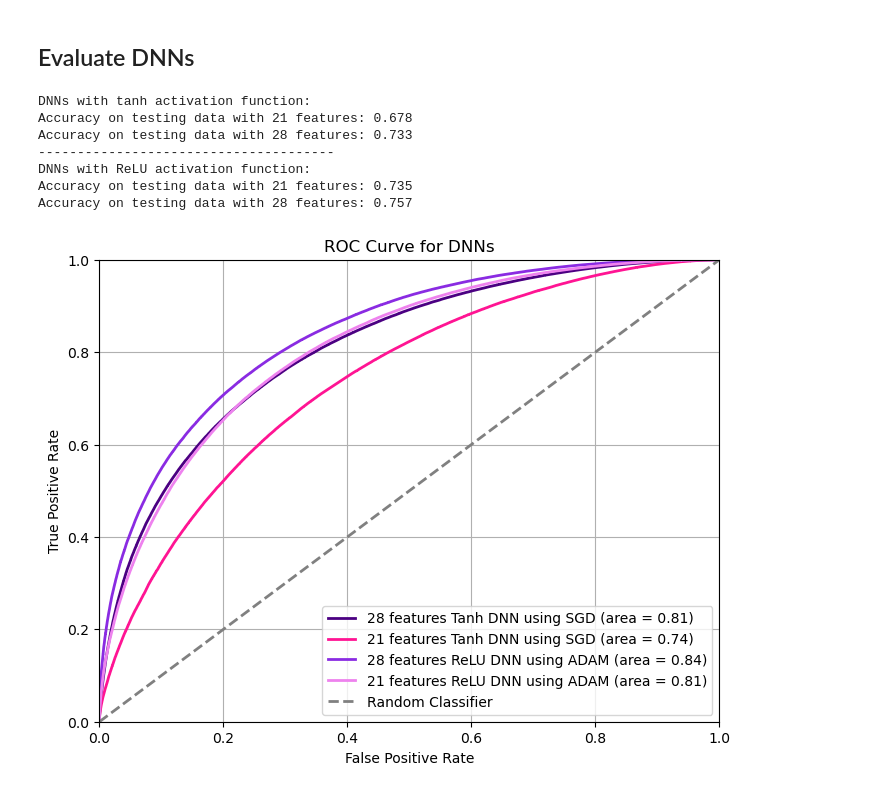
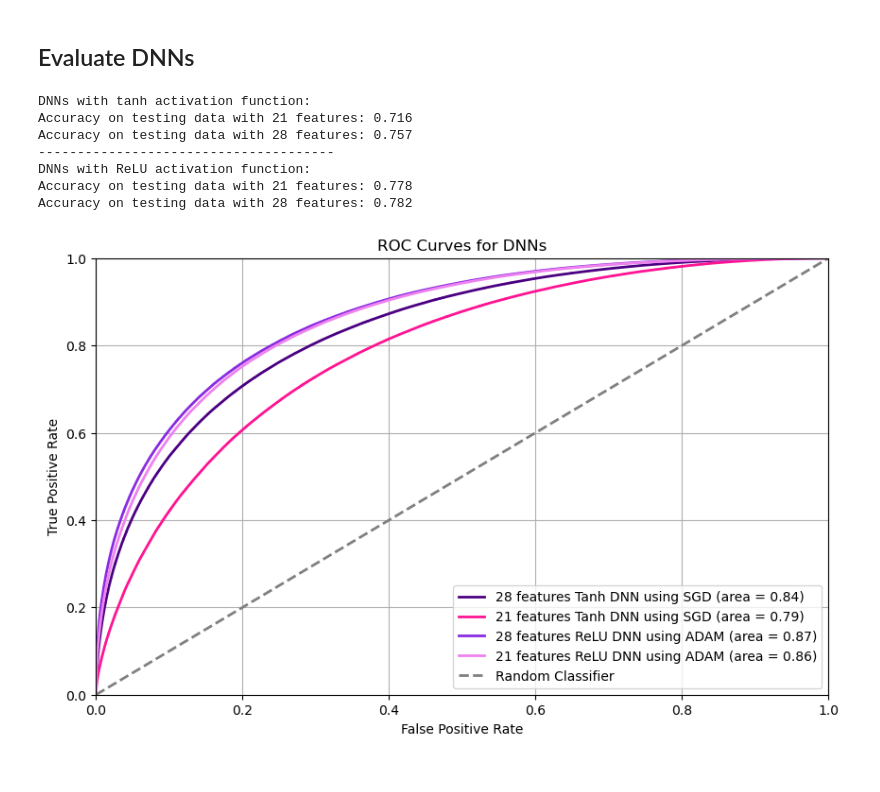
Before and after one commit to lbovet8/phys152-2026, a Jupyter notebook: Projects/HiggsProject.ipynb, the cells around one changed output. Drawn from its saved outputs; the diff is of its cells as text; code cells hidden in the pictures.

```diff
--- a/Projects/HiggsProject.ipynb
+++ b/Projects/HiggsProject.ipynb
@@ -46,7 +46,7 @@ data = pd.read_csv('/home/lbovet/HIGGS.csv.gz')
 #data = pd.read_csv('/content/drive/My Drive/ML_Project/HIGGS.csv.gz')
 
 # only work with a small fraction
-data = data.sample(frac=0.3, random_state=42)
+#data = data.sample(frac=0.3, random_state=42)
 # %%
 # first column is label, all columns after are features
 y = data.iloc[:, 0].values
@@ -286,7 +286,7 @@ def plot_confusion_matrix_dt(decision_tree, testing_input_data, testing_output_d
 # %%
 def plot_roc_curves(testing_output_data_array, y_pred_probab_array, label_str_array, title_str, color_array):
 
-    plt.figure(figsize=(8, 6))
+    plt.figure(figsize=(10, 6))
 
     #calculate
     for i, y_pred_probab in enumerate(y_pred_probab_array):
@@ -682,25 +680,25 @@ accuracy_high_relu = accuracy_score(y_true_high_relu, y_pred_binary_high_relu)
 print(f"Accuracy on testing data with 28 features: {accuracy_high_relu:.3f}")
 # %% [output]
 DNNs with tanh activation function:
-Accuracy on testing data with 21 features: 0.678
-Accuracy on testing data with 28 features: 0.733
+Accuracy on testing data with 21 features: 0.716
+Accuracy on testing data with 28 features: 0.757
 --------------------------------------
 DNNs with ReLU activation function:
-Accuracy on testing data with 21 features: 0.735
-Accuracy on testing data with 28 features: 0.757
+Accuracy on testing data with 21 features: 0.778
+Accuracy on testing data with 28 features: 0.782
 # %%
 # Plotting ROC Curves for all 4 DNNs
 #testing_output_data_array = [y_true_high, y_true_low]
 testing_output_data_array = [y_true_high, y_true_low, y_true_high_relu, y_true_low_relu]
 #y_pred_probab_array = [y_pred_proba_high, y_pred_proba_low]
 y_pred_probab_array = [y_pred_proba_high, y_pred_proba_low, y_pred_proba_high_relu, y_pred_proba_low_relu]
 label_str_array = ['28 features Tanh DNN using SGD', '21 features Tanh DNN using SGD',
                    '28 features ReLU DNN using ADAM', '21 features ReLU DNN using ADAM']
-title_str = 'ROC Curve for DNNs'
+title_str = 'ROC Curves for DNNs'
 color_array = ['indigo', 'deeppink', 'blueviolet', 'violet']
 plot_roc_curves(testing_output_data_array, y_pred_probab_array, label_str_array, title_str, color_array)
 # %% [output]
-[figure, old version]
+[figure, new version]
 # %%
 # Plotting ROC curve for all 8 models
 testing_output_data_array = [y_test, y_test,
```
Also changed, not shown: parts of 15 cells of this notebook.
